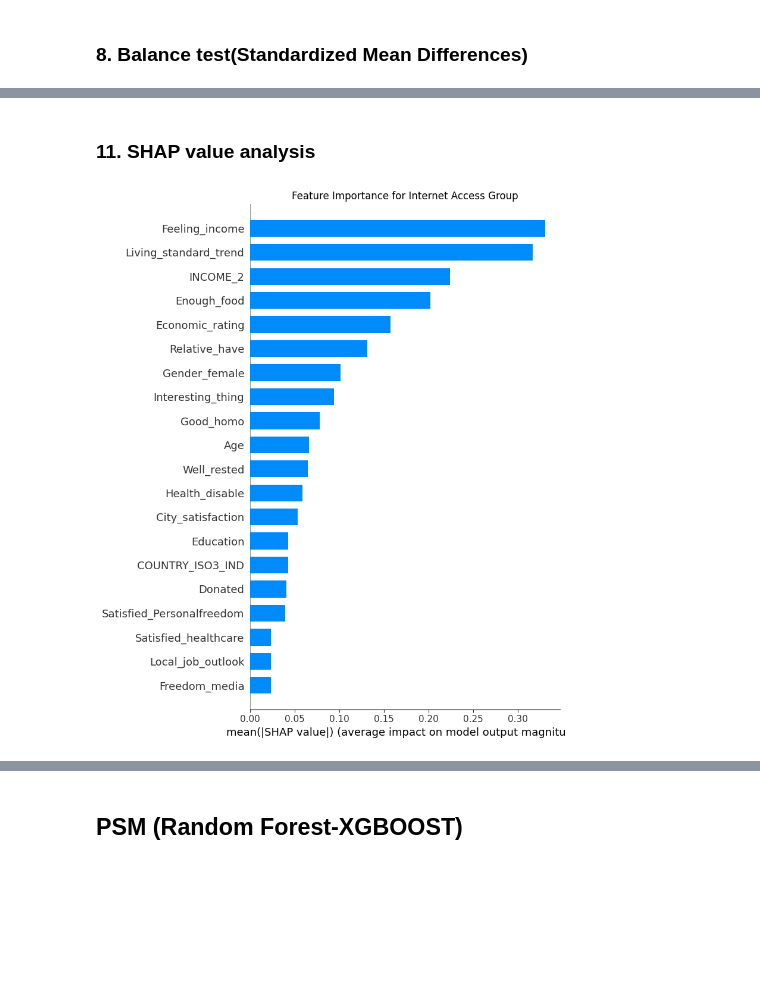
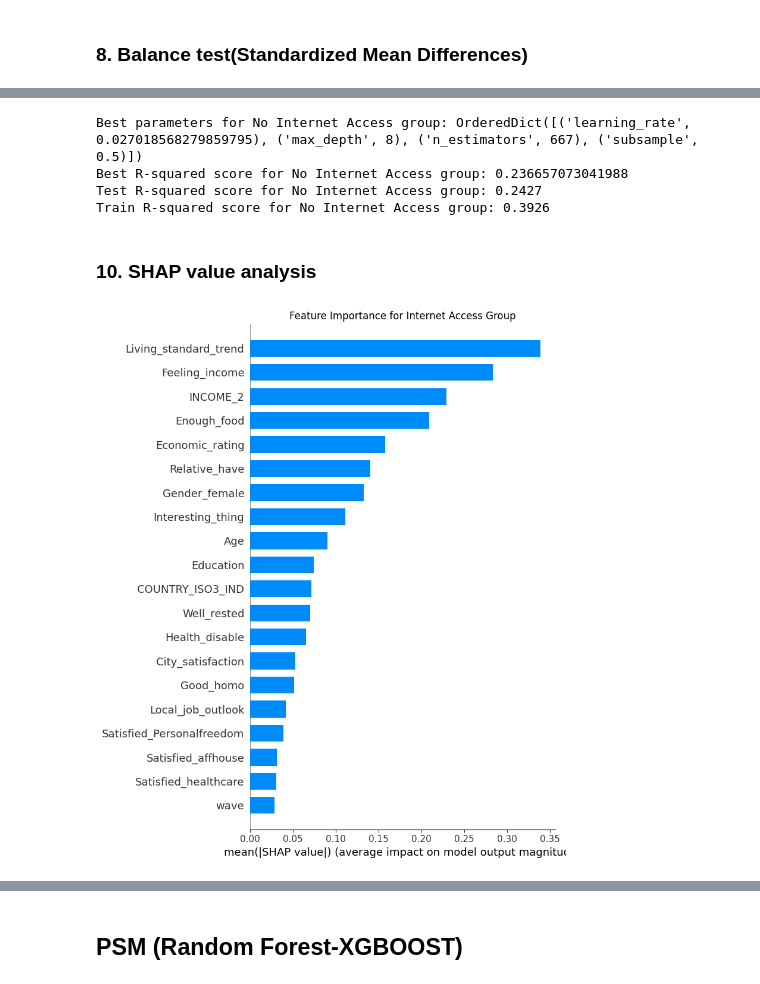
Before and after one commit to MichaelChaoLi-cpu/GallupWellBeingResearch, a Jupyter notebook: Code/ZH_AN_InternetUseDifferencePSMXgbShap_v1.ipynb, the cells around one changed output, grey strips where cells are left out. Saved outputs shown, nothing was run; the diff lists cells and outputs as text; code cells hidden in the pictures; blank space fills up the shorter version.

```diff
--- a/Code/ZH_AN_InternetUseDifferencePSMXgbShap_v1.ipynb
+++ b/Code/ZH_AN_InternetUseDifferencePSMXgbShap_v1.ipynb
@@ -121,25 +126,3 @@ y = Df_new['Internet_access_available']
 X_train, X_test, y_train, y_test = train_test_split(X, y, test_size=0.1, random_state=42)
 # %% [markdown]
 ### 3. Optimization parameters
-# %%
-def optimize_xgb_params(X_train, y_train):
-    param_grid = {
-        'n_estimators': [1000],
-        'learning_rate': [0.1],
-        'max_depth': [6],
-        'subsample': [0.7],
-    }
-
-    xgb_model = XGBClassifier(objective='binary:logistic', device = 'cuda', tree_method='hist', random_state=42)
-
-    grid_search = GridSearchCV(estimator=xgb_model, param_grid=param_grid,
-                               cv=5, scoring='roc_auc', n_jobs=1, verbose=2)
-
-    grid_search.fit(X_train, y_train)
-
-    print("Best parameters:", grid_search.best_params_)
-    print("Best ROC AUC score:", grid_search.best_score_)
-
-    return grid_search.best_estimator_
-
-best_model = optimize_xgb_params(X_train, y_train)
@@ -258,7 +265,7 @@ matched_df = match_samples_optimized(Df_new)
 # %%
 from sklearn.neighbors import BallTree
 # %%
-def match_samples_many_to_one_efficient(df, caliper=0.1, max_matches=3, n_jobs=-1, batch_size=10000):
+def match_samples_many_to_one_efficient(df, caliper=0.2, max_matches=1, n_jobs=-1, batch_size=10000):
     treated = df[df['Internet_access_available'] == 1]
     control = df[df['Internet_access_available'] == 0]
 
@@ -501,0 +468,15 @@ R-squared score for No Internet Access: 0.2637
+# %%
+# 打印最佳参数和得分（有互联网组）
+print("Best parameters for Internet Access group:", bayes_search_treated.best_params_)
+print("Best R-squared score for Internet Access group:", bayes_search_treated.best_score_)
+
+# 使用最佳模型进行预测（有互联网组）
+best_model_treated = bayes_search_treated.best_estimator_
+y_pred_treated = best_model_treated.predict(X_test_treated)
+r2_treated = r2_score(y_test_treated, y_pred_treated)
+print(f"Test R-squared score for Internet Access group: {r2_treated:.4f}")
+
+# 计算训练集上的R方分数（有互联网组）
+y_train_pred_treated = best_model_treated.predict(X_train_treated)
+r2_train_treated = r2_score(y_train_treated, y_train_pred_treated)
+print(f"Train R-squared score for Internet Access group: {r2_train_treated:.4f}")
@@ -502,10 +549,34 @@ R-squared score for No Internet Access: 0.2637
+# %%
+# 打印最佳参数和得分（无互联网组）
+print("Best parameters for No Internet Access group:", bayes_search_control.best_params_)
+print("Best R-squared score for No Internet Access group:", bayes_search_control.best_score_)
+
+# 使用最佳模型进行预测（无互联网组）
+best_model_control = bayes_search_control.best_estimator_
+y_pred_control = best_model_control.predict(X_test_control)
+r2_control = r2_score(y_test_control, y_pred_control)
+print(f"Test R-squared score for No Internet Access group: {r2_control:.4f}")
+
+# 计算训练集上的R方分数（无互联网组）
+y_train_pred_control = best_model_control.predict(X_train_control)
+r2_train_control = r2_score(y_train_control, y_train_pred_control)
+print(f"Train R-squared score for No Internet Access group: {r2_train_control:.4f}")
+# %% [output]
+Best parameters for No Internet Access group: OrderedDict([('learning_rate', 0.027018568279859795), ('max_depth', 8), ('n_estimators', 667), ('subsample', 0.5)])
+Best R-squared score for No Internet Access group: 0.236657073041988
+Test R-squared score for No Internet Access group: 0.2427
+Train R-squared score for No Internet Access group: 0.3926
 # %% [markdown]
-### 11. SHAP value analysis
+### 10. SHAP value analysis
+# %%
+# 计算SHAP值（有互联网组）
+explainer_treated = shap.TreeExplainer(best_model_treated)
+shap_values_treated = explainer_treated.shap_values(X_test_treated)
 # %%
 plt.figure(figsize=(12, 8))
-shap.summary_plot(shap_values_with, X_test_with, plot_type="bar", show=False)
+shap.summary_plot(shap_values_treated, X_test_treated, plot_type="bar", show=False)
 plt.title("Feature Importance for Internet Access Group")
 plt.tight_layout()
 plt.show()
 # %% [output]
-[figure, old version]
+[figure, new version]
```
Also changed, not shown: parts of 38 cells of this notebook.
